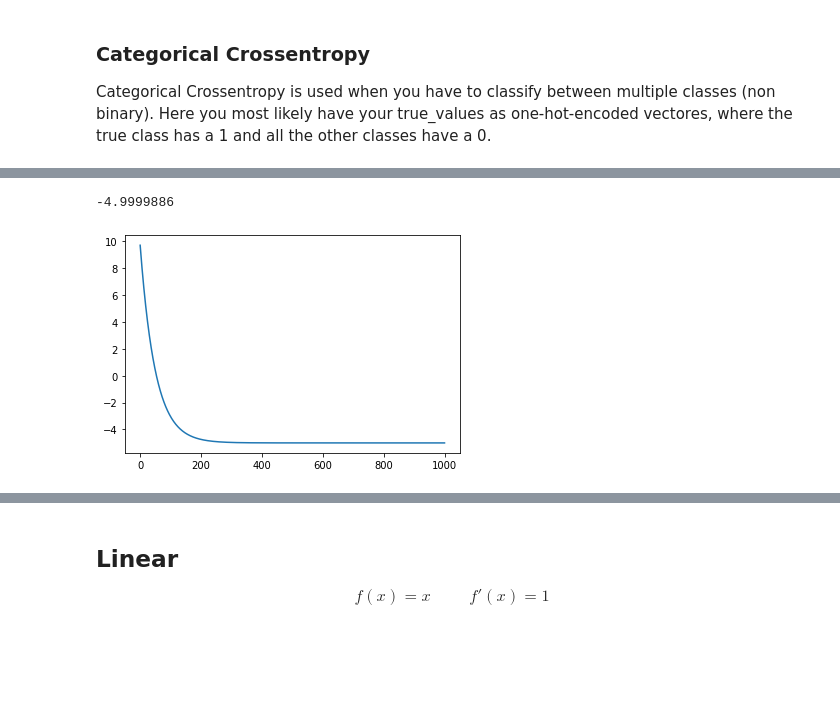
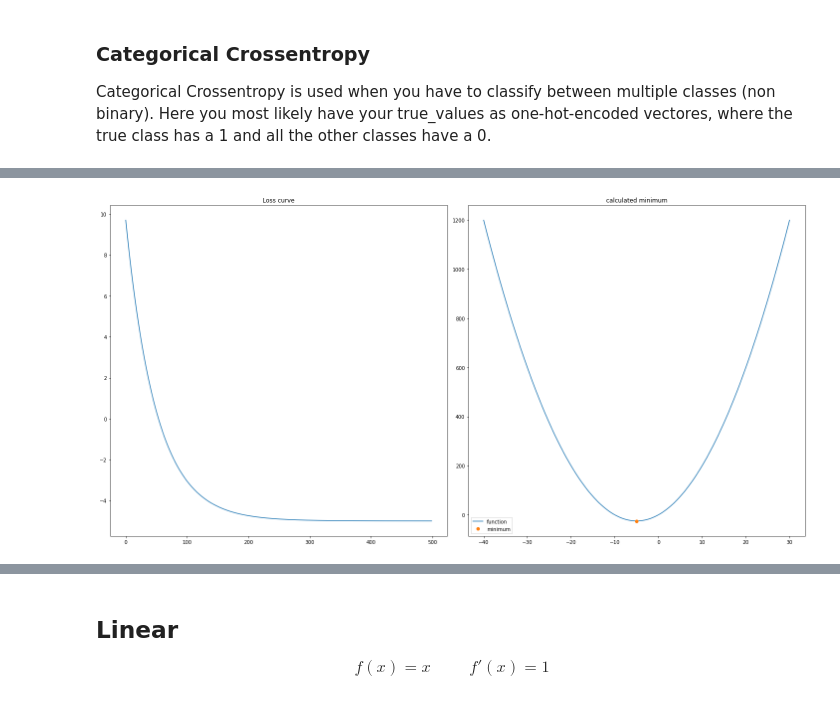
Before and after one commit to kaibrach/EB_Workshop, a Jupyter notebook: 01_Neural_Network_Basics.ipynb, the cells around one changed output, grey strips where cells are left out. Saved outputs shown, nothing was run; the diff lists cells and outputs as text; code cells hidden in the pictures; blank space fills up the shorter version.

```diff
--- a/01_Activation_Functions.ipynb
+++ b/01_Neural_Network_Basics.ipynb
@@ -206,10 +195,3 @@ Total params: 20
 Trainable params: 20
 Non-trainable params: 0
 _________________________________________________________________
-# %%
-# The inputs are 28x28 RGB images with `channels_last` and the batch
-# size is 4.
-input_shape = (4, 28, 28, 3)
-x = tf.random.normal(input_shape)
-y = tf.keras.layers.Conv2D(2, 3, activation='relu', input_shape=input_shape[1:])(x)
-print(y.shape)
@@ -329,0 +335,8 @@ TODO: Optimizer einführen mit Keras
+# %%
+def f(x1):
+    return x1**2.0 +10.0*x1#-x1*5 + x2**2.0
+x = np.linspace(-40, 30, 300, dtype=np.float32)
+
+y_func = f(x)
+plt.title('Function x**2 +10x')
+plt.plot(x,y_func)
@@ -330,38 +346,54 @@ TODO: Optimizer einführen mit Keras
 # %%
-def f(x1,x2):
-    return x1**2.0 +10.0*x1#-x1*5 + x2**2.0
-
+#function definition
+def f(x1):
+    return x1**2.0 +10.0*x1
 def f_opt():
     return x1**2.0 -x1*5 + x2**2.0
 
+#starting value (randomly selected)
 x1 = tf.Variable(10.0)
 x2 = tf.Variable(7.0)
 
-opt = tf.keras.optimizers.SGD()
+# Using the build in optimizer
+
+#opt = tf.keras.optimizers.SGD()
 # for i in range(0,100):
 #     print(f"y={f(x1,x2).numpy()} x1={x1.numpy()} x2={x2.numpy()}")
 #     opt.minimize(f_opt,var_list=[x1,x2])
 
 # for i in range(0,10):
 #     with tf.GradientTape() as t:
 #         y = f(x1,x2)
 #     g = t.gradient(y,[x1,x2])
 #     print([a for a in g])
 #     g_and_v = zip([a for a in g],[x1,x2])
 #     opt.apply_gradients(g_and_v)
+
+# Computing the gradient by hand
 l = []
-for i in range(0,1000):
+learning_rate = 0.01
+for i in range(0,500):
+    #Calculating the gradient at each step!
     with tf.GradientTape() as t:
-        y = f(x1,x2)
-    g = t.gradient(y,[x1])#[x1,x2])
+        y = f(x1)
+    # calculated gradient
+    g = t.gradient(y,[x1])
+    # new x value calculated using the gradient and the learning rate
+    x1.assign(x1-learning_rate*g[0].numpy())
 
-    x1.assign(x1-0.01*g[0].numpy())
-    #print([a for a in g])
-    #print(f"x1={x1.numpy()}")
     l.append(x1.numpy())
-    #x2.assign(x2-0.01*g[1].numpy())
+
+
+#Plotting the result
+plt.figure(figsize=(20,10))
+plt.subplot(1,2,1)
+plt.title('Loss curve')
 plt.plot(l)
-print(x1.numpy())
+plt.subplot(1,2,2)
+plt.title('calculated minimum')
+plt.plot(x,y_func)
+plt.plot(x1.numpy(),f(x1.numpy()),'o')
+plt.legend(['function','minimum'])
+plt.tight_layout()
 # %% [output]
--4.9999886
-[figure, old version]
+[figure, new version]
```
Also changed, not shown: parts of 31 cells of this notebook, 9 other files.
